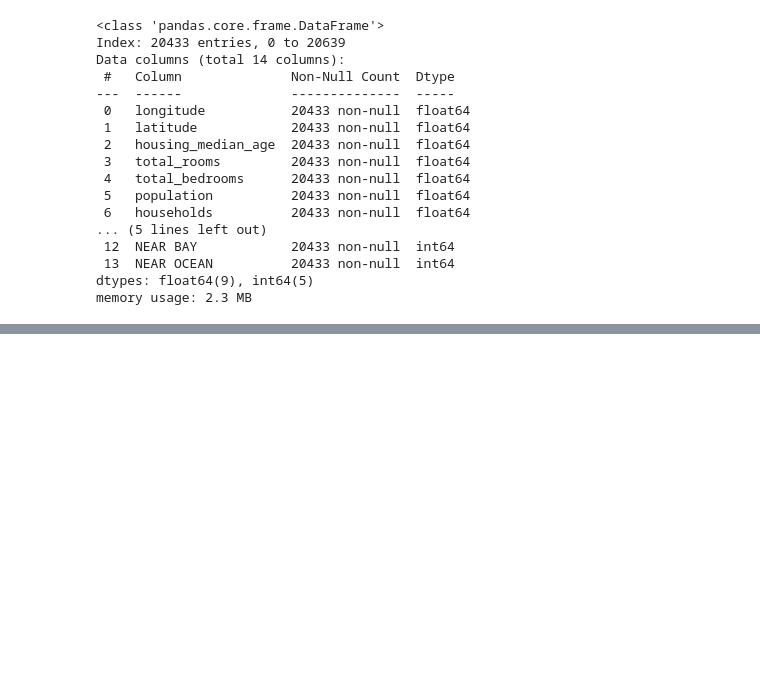
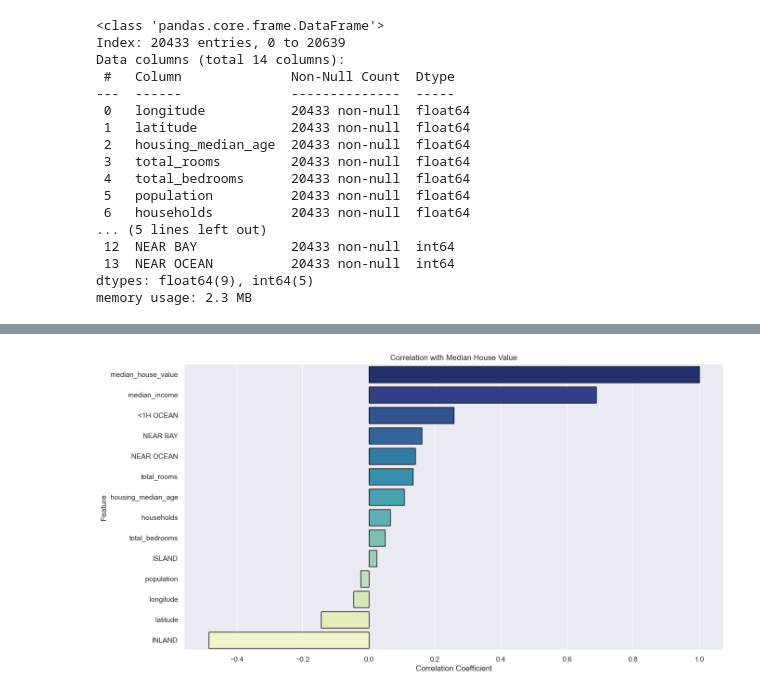
Before and after one commit to iaaron-xyz/housing-prices-prediction-cal, a Jupyter notebook: housing_prices.ipynb, the cells around one changed output, grey strips where cells are left out. Cells and saved outputs as stored; diff of their text form; code cells hidden in the pictures; blank space fills up the shorter version.

```diff
--- a/housing_prices.ipynb
+++ b/housing_prices.ipynb
@@ -181,0 +218,3 @@ memory usage: 2.3 MB
+# %%
+housing_price_corrs = dfc.corr()["median_house_value"].sort_values(ascending=False)
+housing_price_corrs
@@ -181,0 +237,14 @@ memory usage: 2.3 MB
+# %%
+sns.barplot(
+    x=housing_price_corrs.values,
+    y=housing_price_corrs.index,
+    hue=housing_price_corrs.index,
+    palette="YlGnBu_r",
+    edgecolor="black",
+)
+plt.title("Correlation with Median House Value")
+plt.xlabel("Correlation Coefficient")
+plt.ylabel("Feature")
+plt.show()
+# %% [output]
+[figure, added]
```
Also changed, not shown: parts of 39 cells of this notebook, 1 other file.
